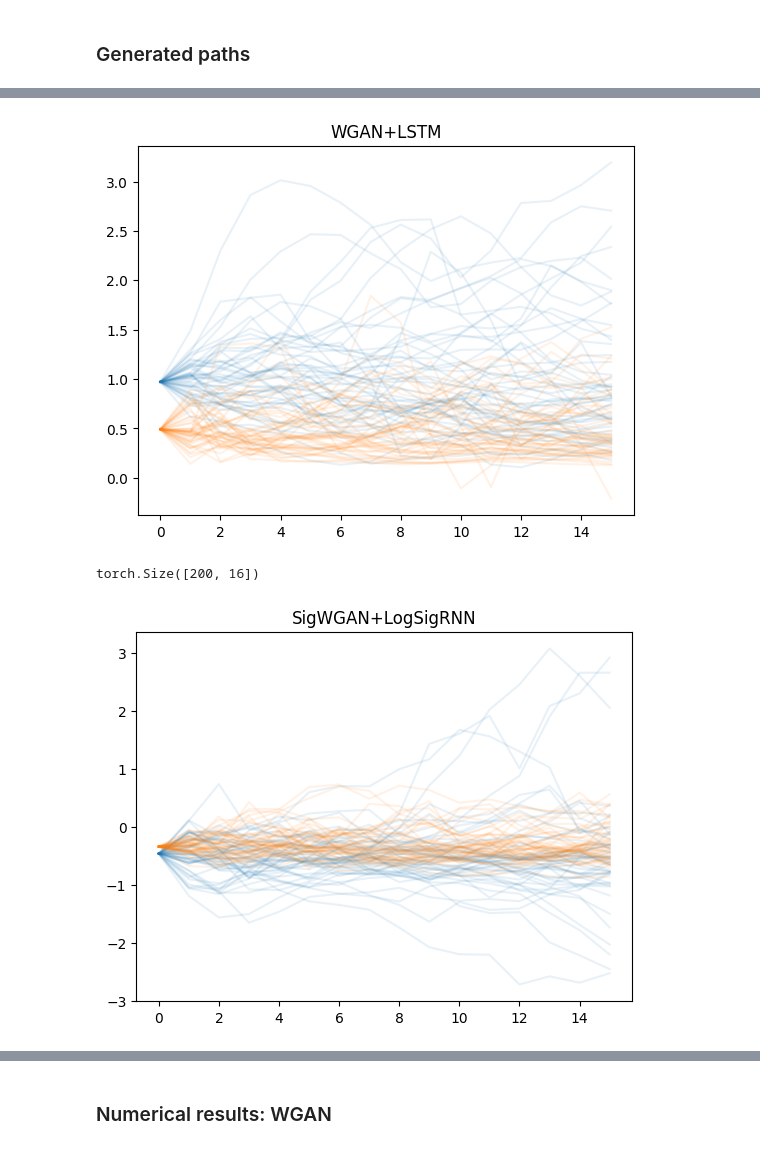
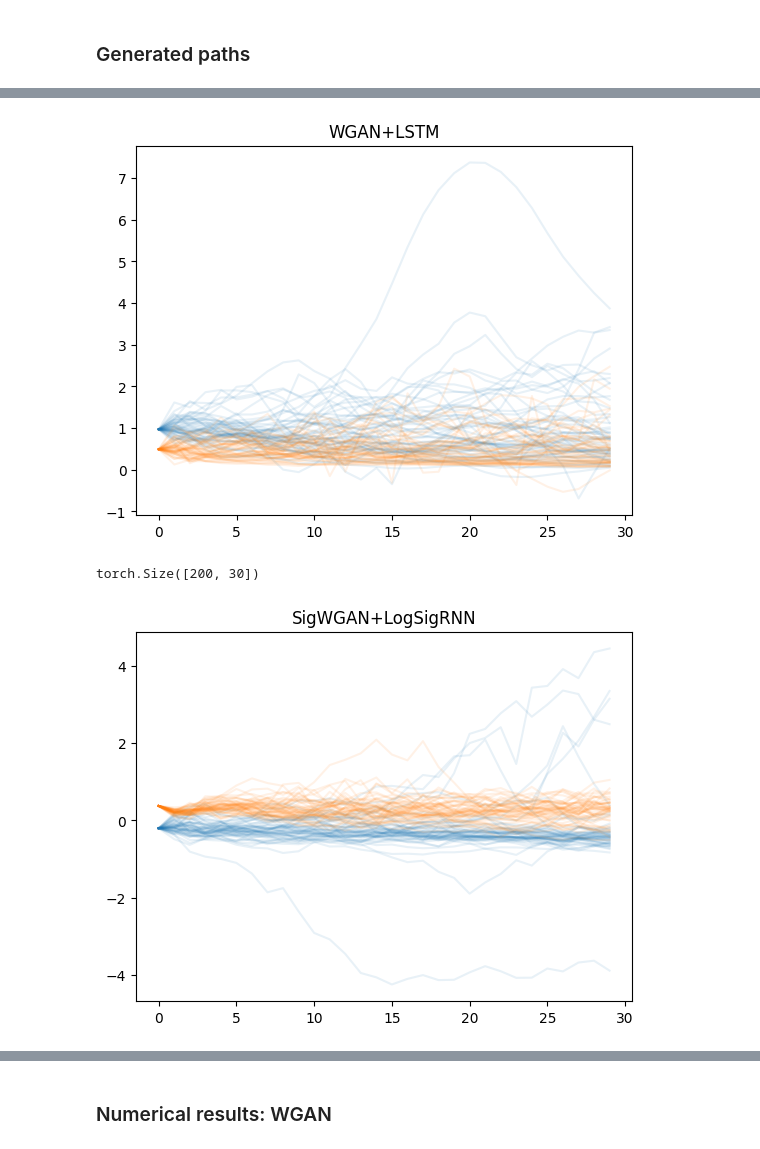
Before and after one commit to levi0206/Signature-GAN, a Jupyter notebook: rbergomi.ipynb, the cells around one changed output, grey strips where cells are left out. Drawn from its saved outputs; the diff is of its cells as text; code cells hidden in the pictures.

```diff
--- a/rbergomi.ipynb
+++ b/rbergomi.ipynb
@@ -18,7 +18,7 @@ from lib.plot import plot_test_metrics, compare_hists
 # %%
 wgan_config = {
     "batch_size" :1024,
-    "epoch" : 2500,
+    "epoch" : 1600,
     "lr_generator" : 1e-3,
     "lr_discriminator" : 3e-3,
     "discriminator_steps_per_generator_step" : 5,
@@ -54,8 +54,8 @@ wgan_lstm_config = {
 set_seed(0)
 # %%
 sigwgan_config = {
-    "batch_size" :1024,
-    "epoch" : 1500,
+    "batch_size" :850,
+    "epoch" : 2500,
     "lr_generator" : 1e-3,
     "lr_discriminator" : 1e-3,
     "augmentations": [
@@ -238,7 +238,7 @@ lstm_SigWGAN.fit(device=sigwgan_config['device'])
 ### Generated paths
 # %%
 with torch.no_grad():
-    wgan_logsig_fake = Logsig_WGAN.G(200, 16, wgan_config['device'])
+    wgan_logsig_fake = Logsig_WGAN.G(200, 30, wgan_config['device'])
 
 for i in range(x_real_dim):
     plt.plot(to_numpy(wgan_logsig_fake[:50, :, i]).T, 'C%s' % i, alpha=0.1)
@@ -251,24 +251,24 @@ torch.Size([200, 16])
 # %%
 with torch.no_grad():
-    wgan_lstm_fake = LSTM_WGAN.G(500, 16, wgan_config['device'])
+    wgan_lstm_fake = LSTM_WGAN.G(500, 30, wgan_config['device'])
 
 for i in range(x_real_dim):
     plt.plot(to_numpy(wgan_lstm_fake[:50, :, i]).T, 'C%s' %i, alpha=0.1)
 plt.title("WGAN+LSTM")
 plt.show()
 # %% [output]
-[figure, old version]
+[figure, new version]
 # %%
 with torch.no_grad():
-    sigwgan_logsig_fake = logsig_SigWGAN.G(200, 16, sigwgan_config['device'])
+    sigwgan_logsig_fake = logsig_SigWGAN.G(200, 30, sigwgan_config['device'])
 
 for i in range(x_real_dim):
     plt.plot(to_numpy(sigwgan_logsig_fake[:50, :, i]).T, 'C%s' % i, alpha=0.1)
 print(sigwgan_logsig_fake[:200, :, i].shape)
 plt.title("SigWGAN+LogSigRNN")
 plt.show()
 # %% [output]
-torch.Size([200, 16])
+torch.Size([200, 30])
-[figure, old version]
+[figure, new version]
 # %%
 with torch.no_grad():
```
Also changed, not shown: parts of 2 cells of this notebook.
